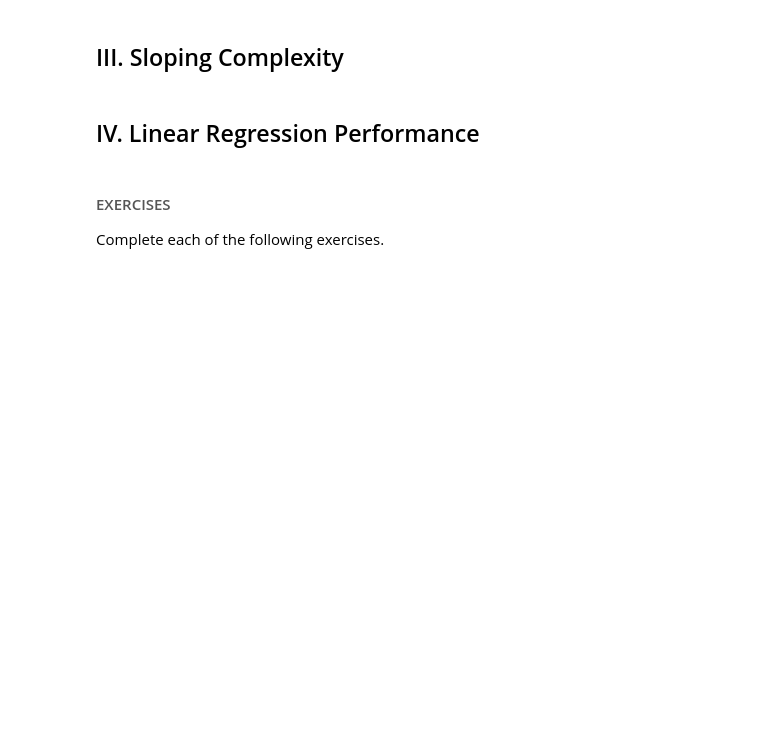
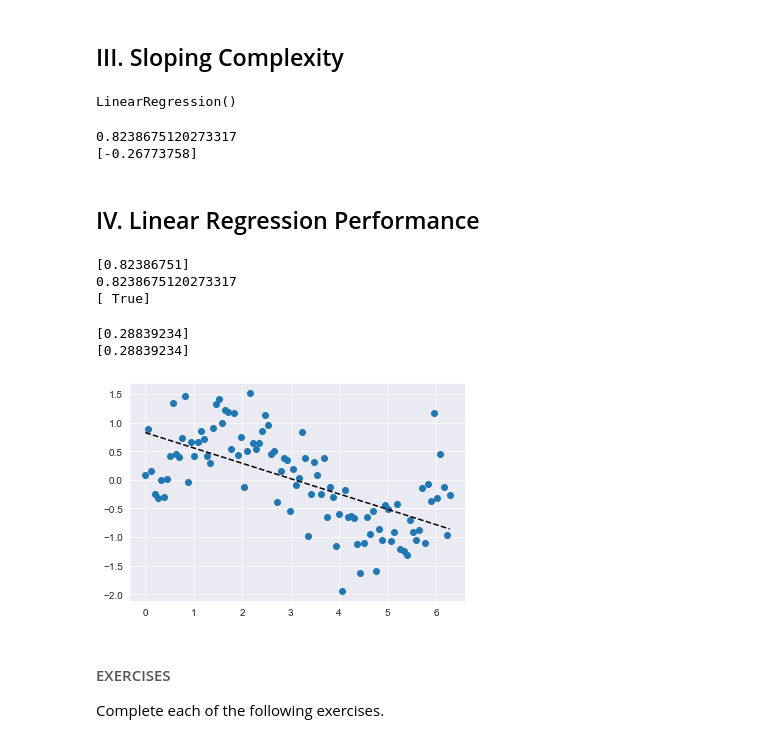
Before and after one commit to tundeiness/How_the_World_Works, a Jupyter notebook: 2 - Workbook - Starting Simple.ipynb, the cells around one changed output. Cells and saved outputs as stored; diff of their text form; code cells hidden in the pictures; blank space fills up the shorter version.

```diff
--- a/2 - Workbook - Starting Simple.ipynb
+++ b/2 - Workbook - Starting Simple.ipynb
@@ -18,7 +65,60 @@ Use this space to practice writing and implementing all of the code from Coding
 # %% [markdown]
 ## III. Sloping Complexity
+# %%
+# Implementing linear regression
+# import linear regression module in scikit learn
+
+from sklearn.linear_model import LinearRegression
+
+# Build linear regression model for the noisy sine wave dataset
+# create an instance of the linear regression model
+lm = LinearRegression()
+
+# separate data into input features and target feature
+target = data.y
+input_features = data.drop('y', axis=1)
+
+# fit the model to the data
+lm.fit(input_features, target)
+# %% [output]
+LinearRegression()
+# %%
+# print intercept and coefficient
+print(lm.intercept_)
+print(lm.coef_)
+# %% [output]
+0.8238675120273317
+[-0.26773758]
 # %% [markdown]
 ## IV. Linear Regression Performance
+# %%
+#predict y for x=0 and compare with intercept
+
+print(lm.predict([[0]]))
+print(lm.intercept_)
+print(lm.predict([[0]]) == lm.intercept_)
+# %% [output]
+[0.82386751]
+0.8238675120273317
+[ True]
+# %%
+#predict y for x=2 and compare with coefficient
+
+print(lm.predict([[2]]))
+print(lm.intercept_ + 2*lm.coef_ )
+# %% [output]
+[0.28839234]
+[0.28839234]
+# %%
+#plot the training data
+plt.scatter(data.x, data.y)
+
+#plot prdicted value of y
+plt.plot(data.x, lm.predict(input_features), 'k--')
+
+plt.show()
+# %% [output]
+[figure, added]
 # %% [markdown]
 #### <span style="color:#555">EXERCISES</span>
 
```
Also changed, not shown: parts of 4 cells of this notebook, 1 other file.
